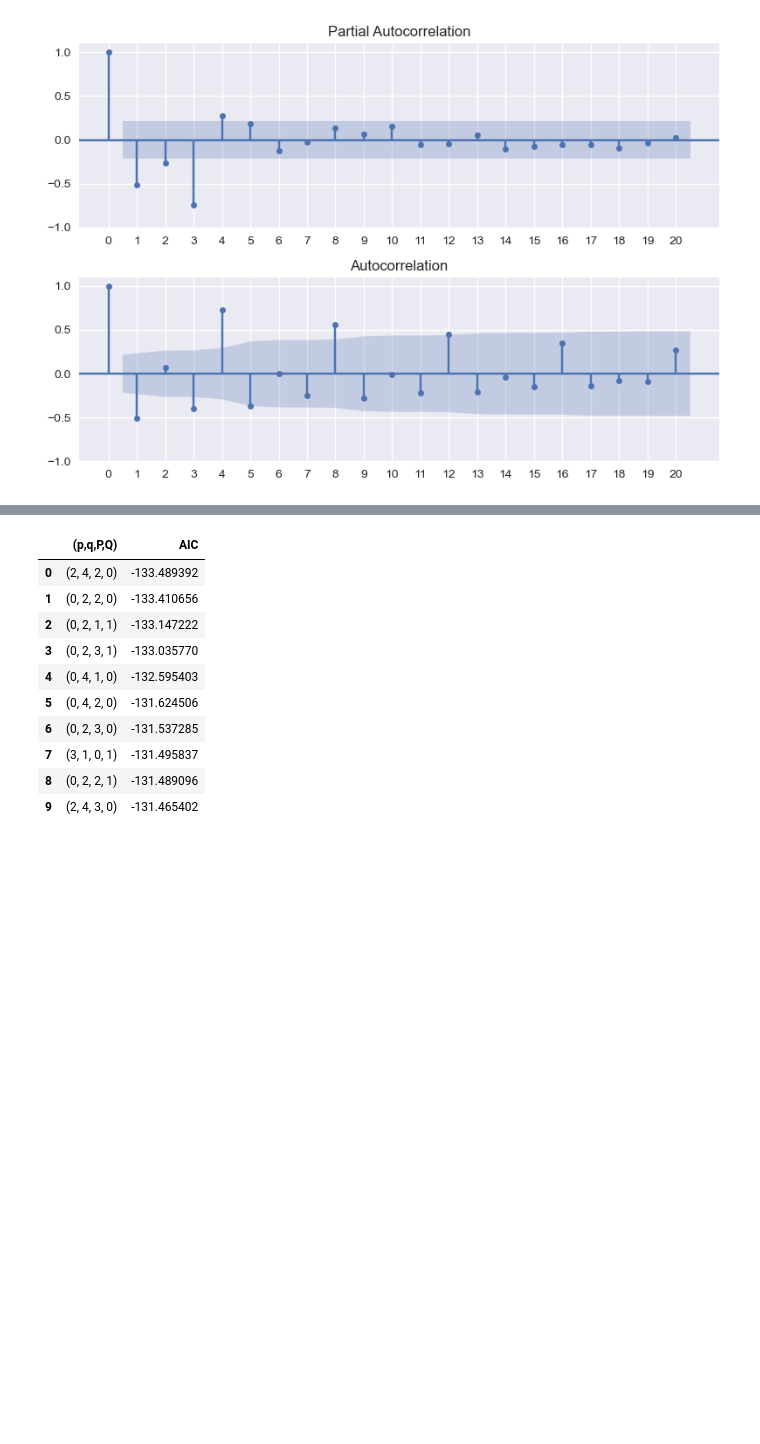
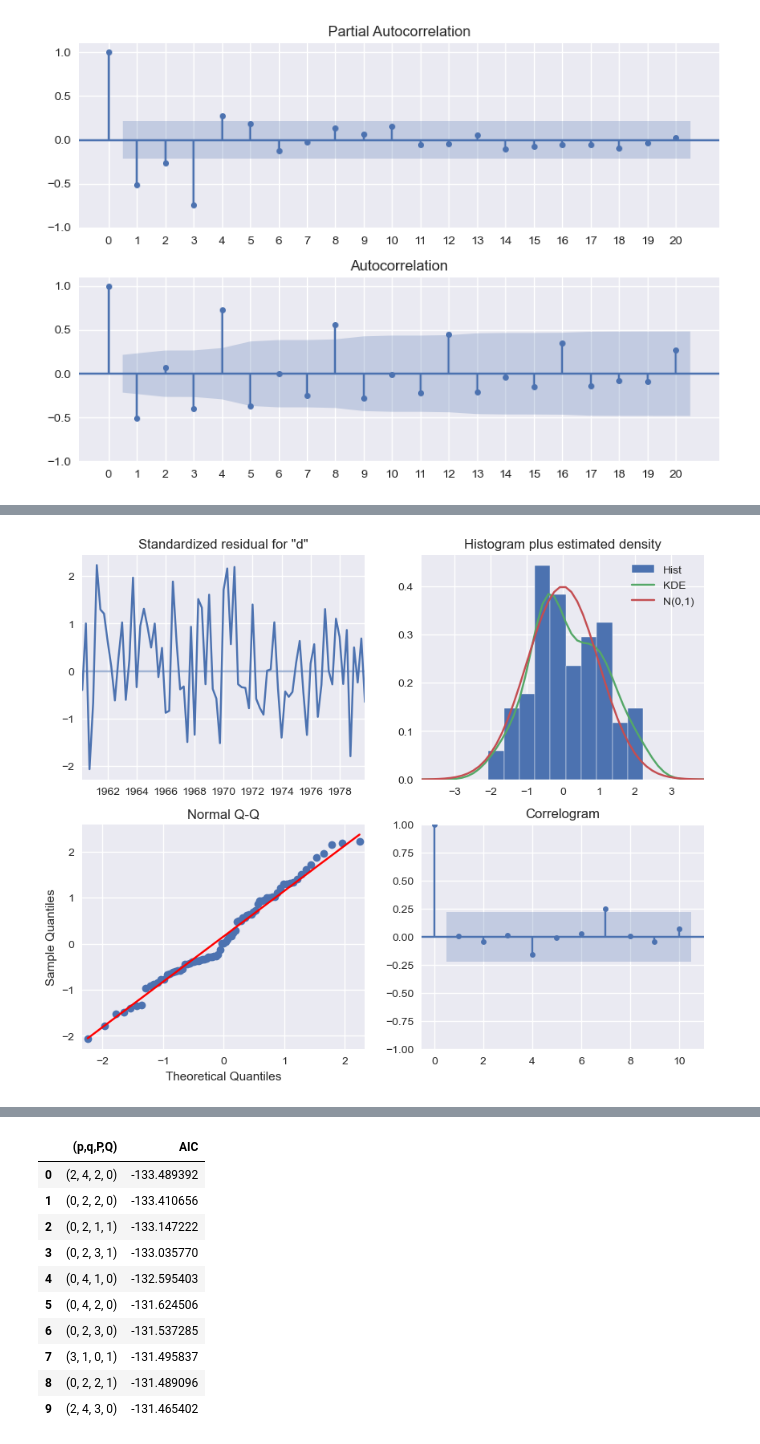
Before and after one commit to omdgit/AppliedTimeSeriesAnalysisWithPython, a Jupyter notebook: my work/HOTSAP_ARIMA.ipynb, the cells around one changed output, grey strips where cells are left out. Saved outputs shown, nothing was run; the diff lists cells and outputs as text; code cells hidden in the pictures; blank space fills up the shorter version.

```diff
--- a/my work/HOTSAP_ARIMA.ipynb
+++ b/my work/HOTSAP_ARIMA.ipynb
@@ -259,0 +301,9 @@ plt.tight_layout();
+# %%
+ps = range(0, 5, 1)
+qs = range(0, 5, 1)
+
+ARIMA_order_list = list(product(ps, qs))
+
+train = data['data_log'][:-4]
+d=1
+ARIMA_result_df = tt.optimize_ARIMA(train, ARIMA_order_list, d,)
@@ -259,0 +324,17 @@ plt.tight_layout();
+# %%
+def get_best_order(tup, seasonal=True):
+    if seasonal:
+        order = list(tup)
+        order.insert(1, d)
+        order.insert(4, D)
+        order.append(s)
+        print('order = {}'.format(tuple(order)[:3]))
+        print('seasonal order = {}'.format(tuple(order)[3:]))
+        return tuple(order)[:3], tuple(order)[3:]
+    else:
+        order = list(tup)
+        order.insert(1, d)
+        print('order = {}'.format(tuple(order)[:3]))
+        return tuple(order)[:3]
+# %%
+tso1 = get_best_order(ARIMA_result_df['(p,q)'][0], seasonal=False)
@@ -259,0 +367,5 @@ plt.tight_layout();
+# %%
+ARIMA_model = SARIMAX(train, order=tso1, simple_differencing=False)
+ARIMA_model_fit = ARIMA_model.fit(disp=False)
+
+print(ARIMA_model_fit.summary())
@@ -259,0 +390,4 @@ plt.tight_layout();
+# %%
+ARIMA_model_fit.plot_diagnostics(figsize=(10,8));
+# %% [output]
+[figure, added]
```
Also changed, not shown: parts of 21 cells of this notebook, 1 other file.
